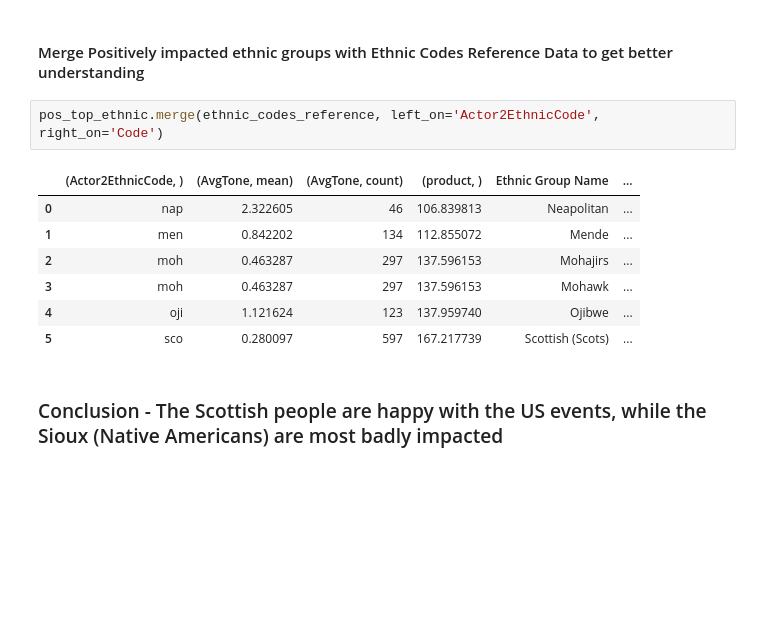
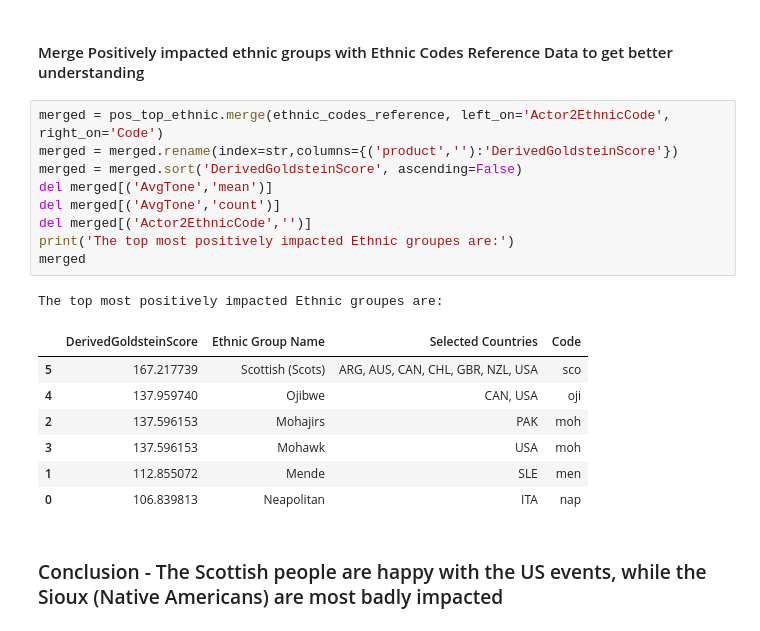
Before and after one commit to arora-par/PythonDataAnalysis, a Jupyter notebook: final/analysis/Analysis 2.ipynb, the cells around one changed output. Cells and saved outputs as stored; diff of their text form; blank space fills up the shorter version.

```diff
--- a/final/analysis/Analysis 2.ipynb
+++ b/final/analysis/Analysis 2.ipynb
@@ -210,14 +217,22 @@ neg_top_ethnic.merge(ethnic_codes_reference, left_on='Actor2EthnicCode', right_o
 # %% [markdown]
 #### Merge Positively impacted ethnic groups with Ethnic Codes Reference Data to get better understanding
-# %%
-pos_top_ethnic.merge(ethnic_codes_reference, left_on='Actor2EthnicCode', right_on='Code')
-# %% [output]
-|  | (Actor2EthnicCode, ) | (AvgTone, mean) | (AvgTone, count) | (product, ) | Ethnic Group Name | ... |
-| 0 | nap | 2.322605 | 46 | 106.839813 | Neapolitan | ... |
-| 1 | men | 0.842202 | 134 | 112.855072 | Mende | ... |
-| 2 | moh | 0.463287 | 297 | 137.596153 | Mohajirs | ... |
-| 3 | moh | 0.463287 | 297 | 137.596153 | Mohawk | ... |
-| 4 | oji | 1.121624 | 123 | 137.959740 | Ojibwe | ... |
-| 5 | sco | 0.280097 | 597 | 167.217739 | Scottish (Scots) | ... |
+# %%
+merged = pos_top_ethnic.merge(ethnic_codes_reference, left_on='Actor2EthnicCode', right_on='Code')
+merged = merged.rename(index=str,columns={('product',''):'DerivedGoldsteinScore'})
+merged = merged.sort('DerivedGoldsteinScore', ascending=False)
+del merged[('AvgTone','mean')]
+del merged[('AvgTone','count')]
+del merged[('Actor2EthnicCode','')]
+print('The top most positively impacted Ethnic groupes are:')
+merged
+# %% [output]
+The top most positively impacted Ethnic groupes are:
+|  | DerivedGoldsteinScore | Ethnic Group Name | Selected Countries | Code |
+| 5 | 167.217739 | Scottish (Scots) | ARG, AUS, CAN, CHL, GBR, NZL, USA | sco |
+| 4 | 137.959740 | Ojibwe | CAN, USA | oji |
+| 2 | 137.596153 | Mohajirs | PAK | moh |
+| 3 | 137.596153 | Mohawk | USA | moh |
+| 1 | 112.855072 | Mende | SLE | men |
+| 0 | 106.839813 | Neapolitan | ITA | nap |
 # %% [markdown]
 ### Conclusion - The Scottish people are happy with the US events, while the Sioux (Native Americans) are most badly impacted
```
Also changed, not shown: parts of 2 cells of this notebook, 2 other files.
